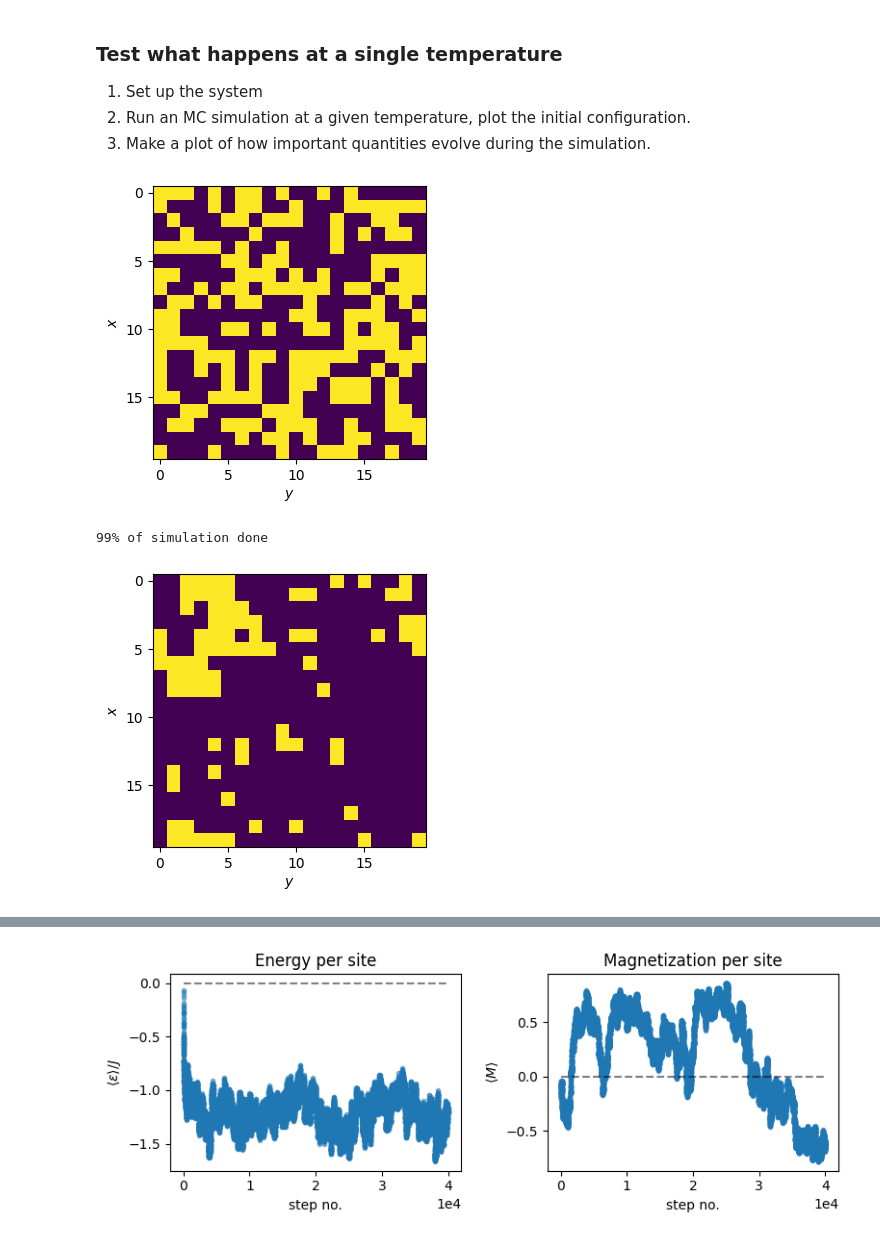
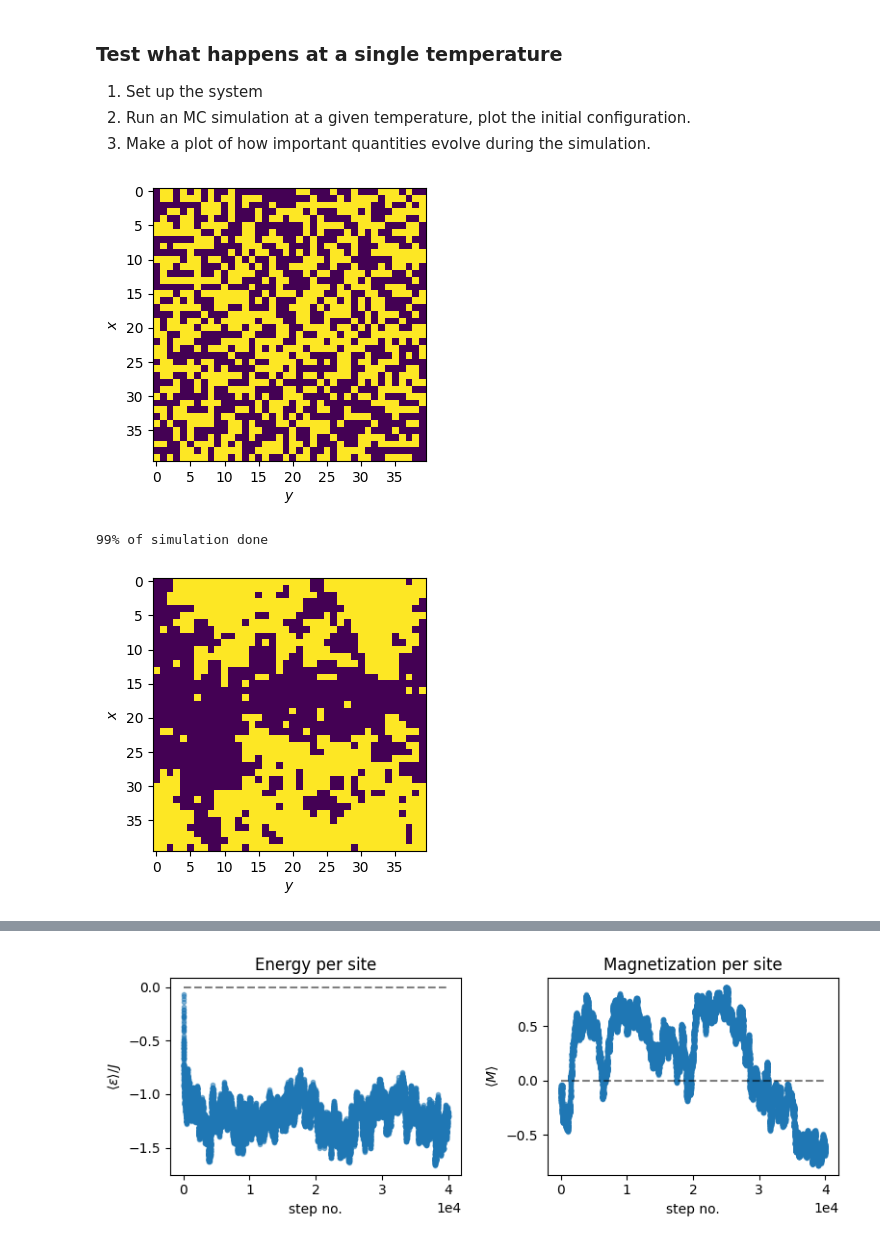
Before and after one commit to schiotz/DTU_10122, a Jupyter notebook: IsingModel_TeacherVersion.ipynb, the cells around one changed output, grey strips where cells are left out. Drawn from its saved outputs; the diff is of its cells as text; code cells hidden in the pictures.

```diff
--- a/IsingModel_TeacherVersion.ipynb
+++ b/IsingModel_TeacherVersion.ipynb
@@ -126,13 +160,13 @@ def plotstate(state, figdim=(12,9)):
 2. Run an MC simulation at a given temperature, plot the initial configuration.
 3. Make a plot of how important quantities evolve during the simulation.
 # %%
-state = initialize(20)
+state = initialize(40)
 plotstate(state)
 # %% [output]
-[figure, old version]
+[figure, new version]
 # %%
 E,M,S = simulate(state, 2.4, store_energy=10)
 plotstate(S[-1])
 # %% [output]
 99% of simulation done
-[figure, old version]
+[figure, new version]
```
Also changed, not shown: parts of 2 cells of this notebook, 2 other files.
